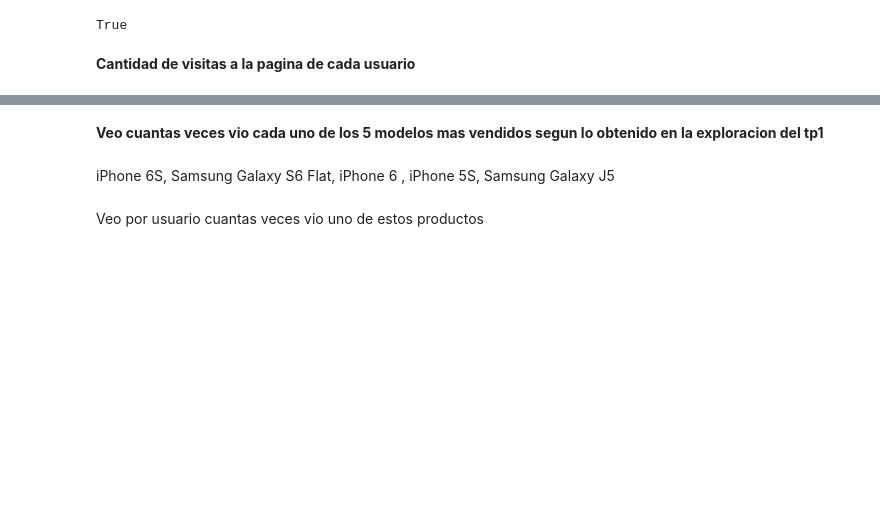
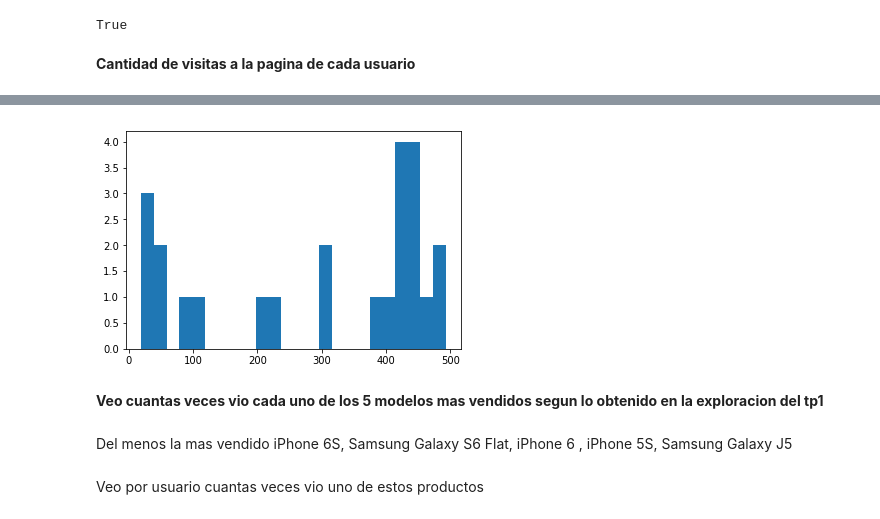
Before and after one commit to Blaz77/DatosReloaded, a Jupyter notebook: TP2/resolucion2.ipynb, the cells around one changed output, grey strips where cells are left out. Saved outputs shown, nothing was run; the diff lists cells and outputs as text; code cells hidden in the pictures; blank space fills up the shorter version.

```diff
--- a/TP2/resolucion2.ipynb
+++ b/TP2/resolucion2.ipynb
@@ -216,0 +228,3 @@ features.head()
+# %%
+conversions_hour = pd.DataFrame()
+conversions = events_data.loc[events_data['event'] == 'conversion',['hour']]
@@ -217,6 +251,11 @@ features.head()
+# %%
+plt.hist(conversions['hour'].value_counts(),bins = 24);
+# %% [output]
+[figure, added]
 # %% [markdown]
 **Veo cuantas veces vio cada uno de los 5 modelos mas vendidos segun lo obtenido en la exploracion del tp1**
 # %% [markdown]
+Del menos la mas vendido
 iPhone 6S, Samsung Galaxy S6 Flat, iPhone 6 , iPhone 5S, Samsung Galaxy J5
 # %% [markdown]
 Veo por usuario cuantas veces vio uno de estos productos
```
Also changed, not shown: parts of 17 cells of this notebook.
